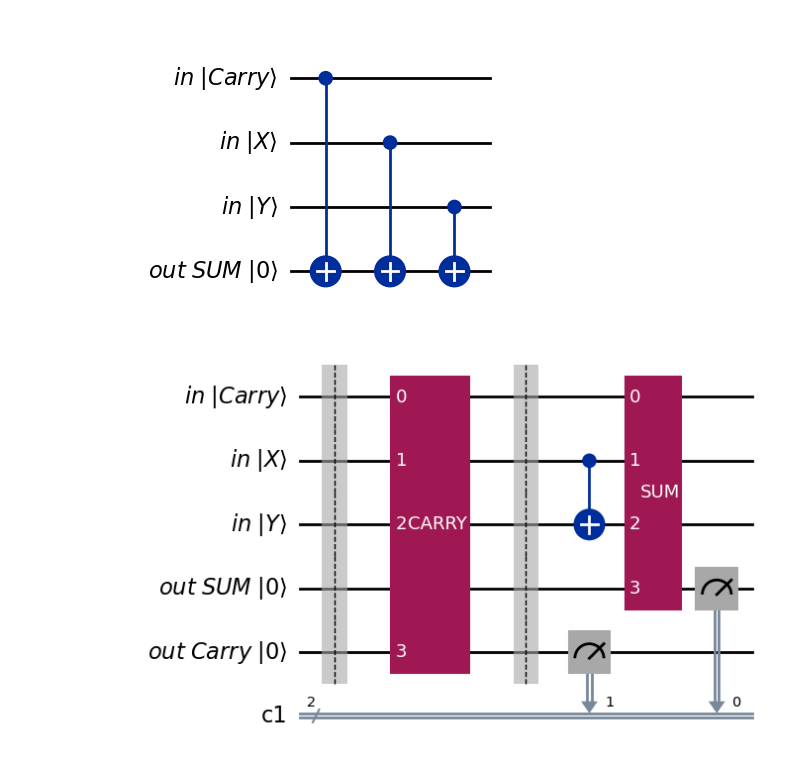
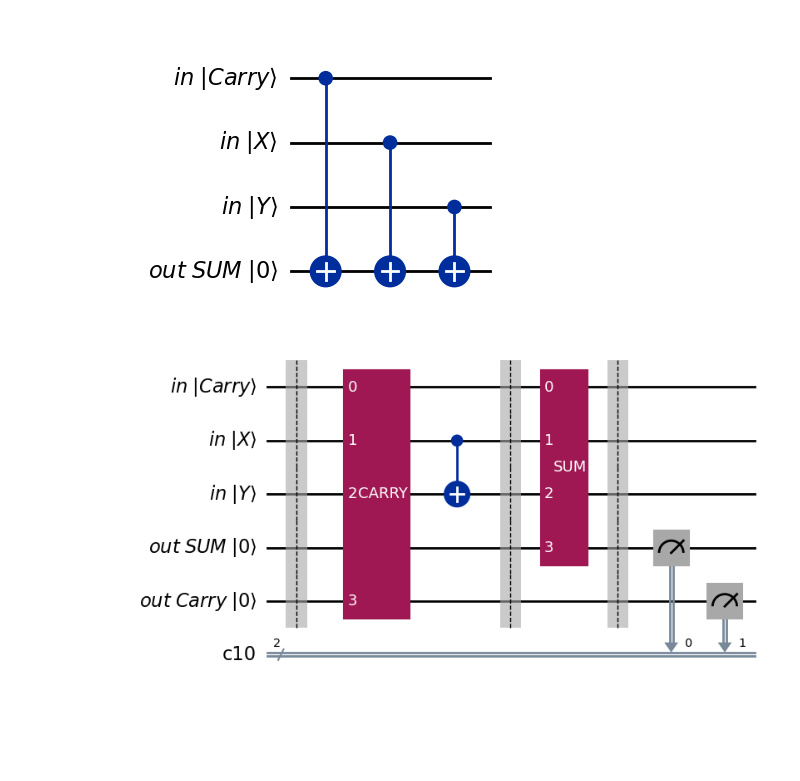
Before and after one commit to elijahkin/amsc698k, a Jupyter notebook: hw3/hw3.ipynb, the cells around one changed output. Saved outputs shown, nothing was run; the diff lists cells and outputs as text; code cells hidden in the pictures; blank space fills up the shorter version.

Commit message:
minor plot changes

```diff
--- a/hw3/hw3.ipynb
+++ b/hw3/hw3.ipynb
@@ -291,22 +291,23 @@ sum_circuit
 # %%
 ## Full adder is having to half adder with from output of half adder x,y and carry between x+y and cin
 c = ClassicalRegister(2)
 cin = QuantumRegister(1, "in |Carry⟩")
 cout = QuantumRegister(1, 'out Carry |0⟩')
 full_adder = QuantumCircuit(cin, X, Y, sum_out, cout, c)
 
 # Full Adder 1-bit
 full_adder.barrier()
 full_adder.append(carry, [0,1,2,4])
+full_adder.cx(1,2)
 
 full_adder.barrier()
-full_adder.cx(1,2)
 full_adder.append(SUM_FULL, [0,1,2,3])
 
+full_adder.barrier()
 full_adder.measure(sum_out, c[0])
 full_adder.measure(cout, c[1])
 
 
-full_adder.draw('mpl', True)
+full_adder.draw('mpl')
 # %% [output]
-[figure, old version]
+[figure, new version]
```
Also changed, not shown: parts of 5 cells of this notebook.
